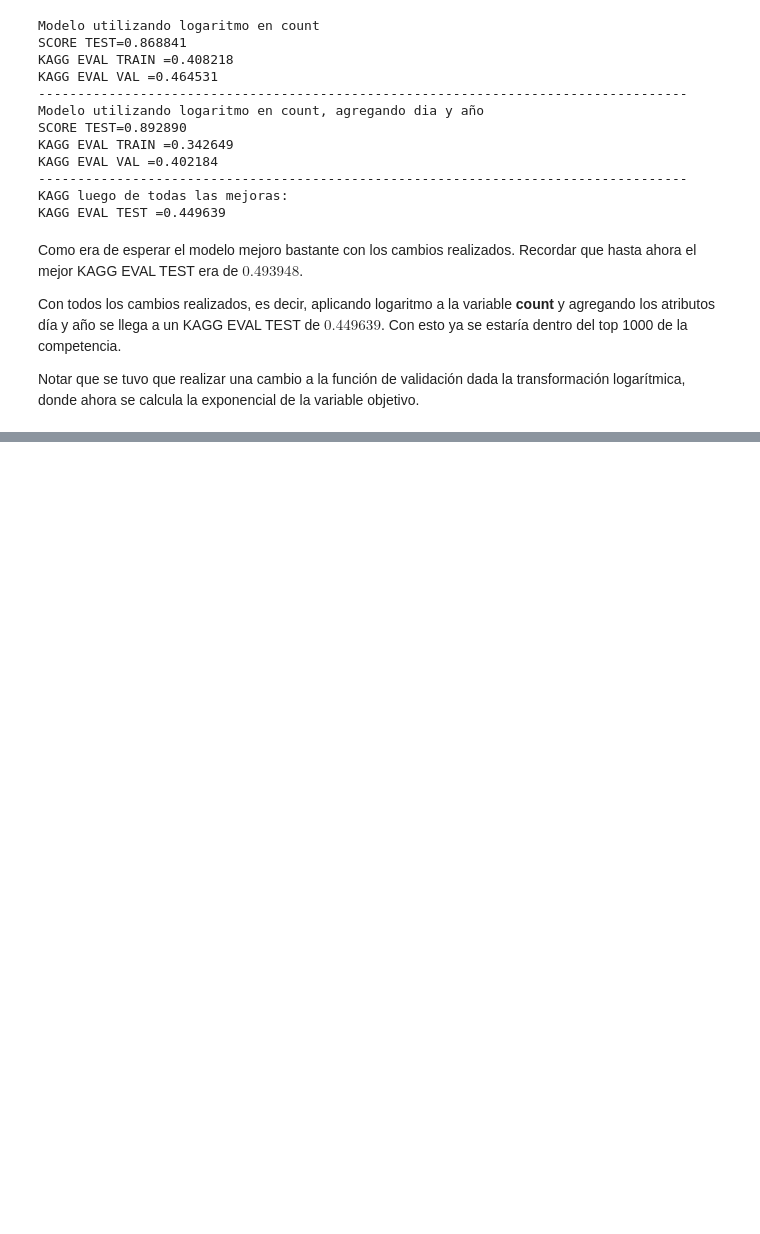
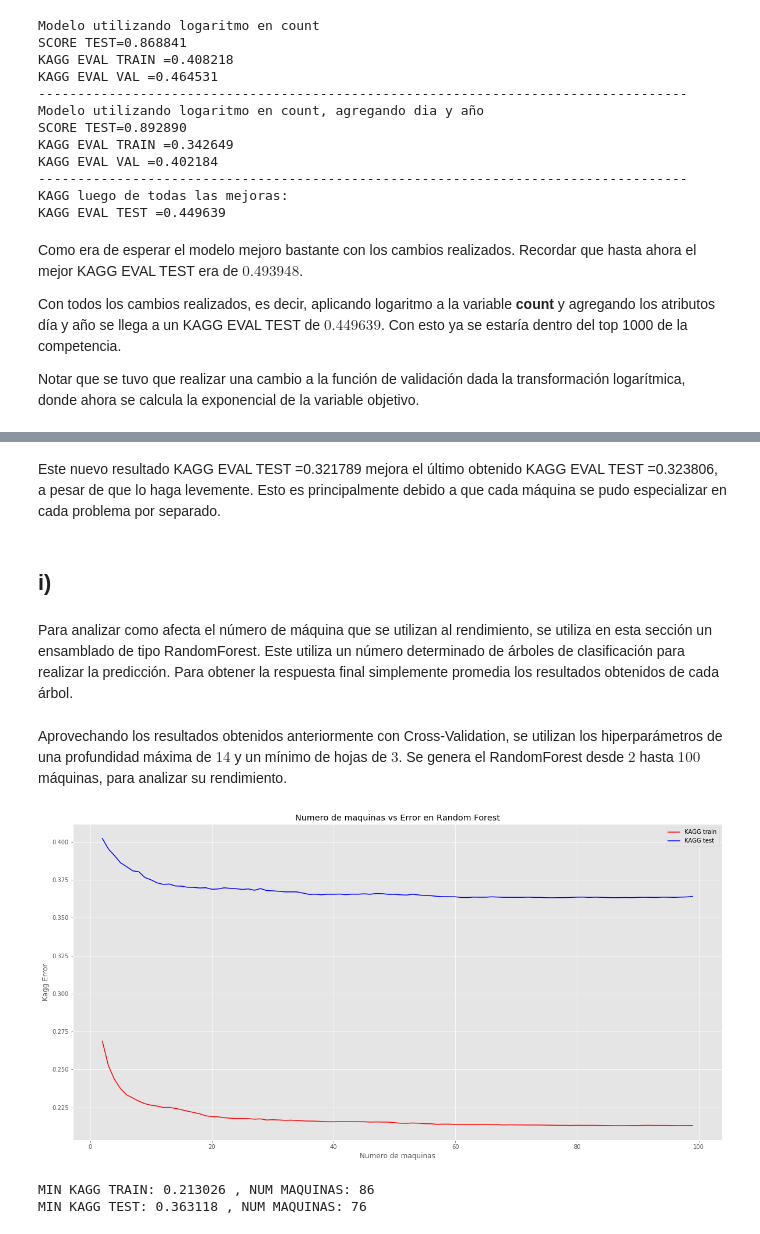
Before and after one commit to matiasarayac/tarea3-ML, a Jupyter notebook: Pregunta_2.ipynb, the cells around one changed output, grey strips where cells are left out. Cells and saved outputs as stored; diff of their text form; code cells hidden in the pictures; blank space fills up the shorter version.

```diff
--- a/Pregunta_2.ipynb
+++ b/Pregunta_2.ipynb
@@ -324,0 +629,51 @@ Notar que se tuvo que realizar una cambio a la función de validación dada la t
+# %% [markdown]
+Este nuevo resultado KAGG EVAL TEST =0.321789 mejora el último obtenido KAGG EVAL TEST =0.323806, a pesar de que lo haga levemente. Esto es principalmente debido a que cada máquina se pudo especializar en cada problema por separado.
+# %% [markdown]
+## i)
+# %% [markdown]
+Para analizar como afecta el número de máquina que se utilizan al rendimiento, se utiliza en esta sección un ensamblado de tipo RandomForest. Este utiliza un número determinado de árboles de clasificación para realizar la predicción. Para obtener la respuesta final simplemente promedia los resultados obtenidos de cada árbol.
+# %% [markdown]
+Aprovechando los resultados obtenidos anteriormente con Cross-Validation, se utilizan los hiperparámetros de una profundidad máxima de $14$ y un mínimo de hojas de $3$. Se genera el RandomForest desde $2$ hasta $100$ máquinas, para analizar su rendimiento.
+# %%
+Xdf=df.ix[:,['season','holiday','workingday','weather','temp','atemp','humidity','windspeed','hour','cday','year']]
+Ydf=np.log(df.ix[:,'count'])
+
+X_train = Xdf[0:ntrain].values
+X_test = Xdf[nval:].values
+Y_train = Ydf[0:ntrain].values
+Y_test = Ydf[nval:].values
+
+from sklearn.ensemble import RandomForestRegressor
+
+machines = range(2, 100)
+results_train = []
+results_test = []
+for n in machines:
+    model = RandomForestRegressor(n_estimators=n,max_depth=14, min_samples_leaf=3,random_state=0)
+    model.fit(X_train, Y_train)
+
+    Y_pred_train = model.predict(X_train)
+    Y_pred_test = model.predict(X_test)
+    kagg_train = eval_bikemodel(np.exp(Y_pred_train),np.exp(Y_train))
+    kagg_test = eval_bikemodel(np.exp(Y_pred_test),np.exp(Y_test))
+    results_train.append(kagg_train)
+    results_test.append(kagg_test)
+
+imin_train = results_train.index(min(results_train))
+imin_test = results_test.index(min(results_test))
+
+plt.figure(figsize=(20,10))
+plt.plot(machines, results_train, "r", label="KAGG train")
+plt.plot(machines, results_test, "b", label="KAGG test")
+plt.xlabel("Numero de maquinas")
+plt.ylabel("Kagg Error")
+plt.title("Numero de maquinas vs Error en Random Forest")
+plt.legend()
+plt.show()
+
+print "MIN KAGG TRAIN: %f , NUM MAQUINAS: %i"%(results_train[imin_train], imin_train+ 2)
+print "MIN KAGG TEST: %f , NUM MAQUINAS: %i"%(results_test[imin_test], imin_test+ 2)
+# %% [output]
+[figure, added]
+MIN KAGG TRAIN: 0.213026 , NUM MAQUINAS: 86
+MIN KAGG TEST: 0.363118 , NUM MAQUINAS: 76
```
Also changed, not shown: parts of 23 cells of this notebook.
